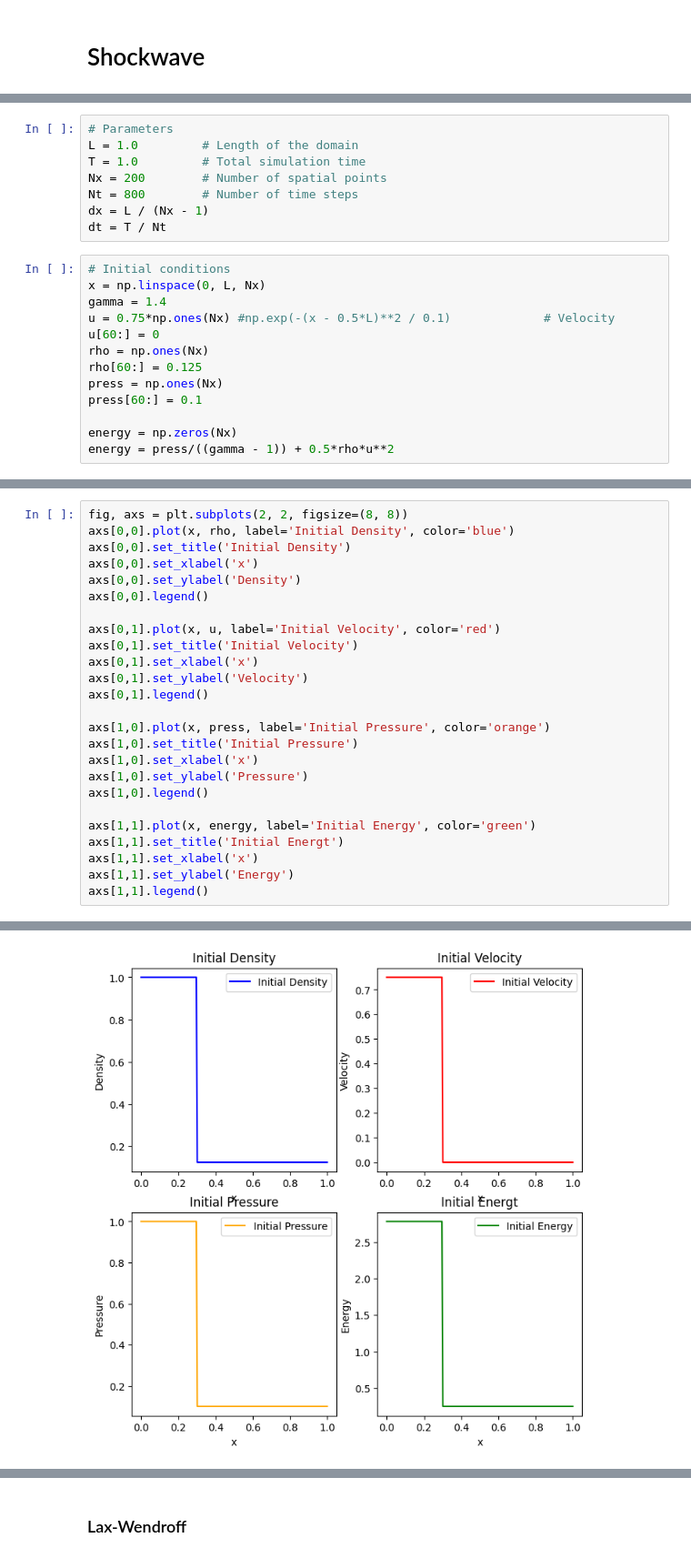
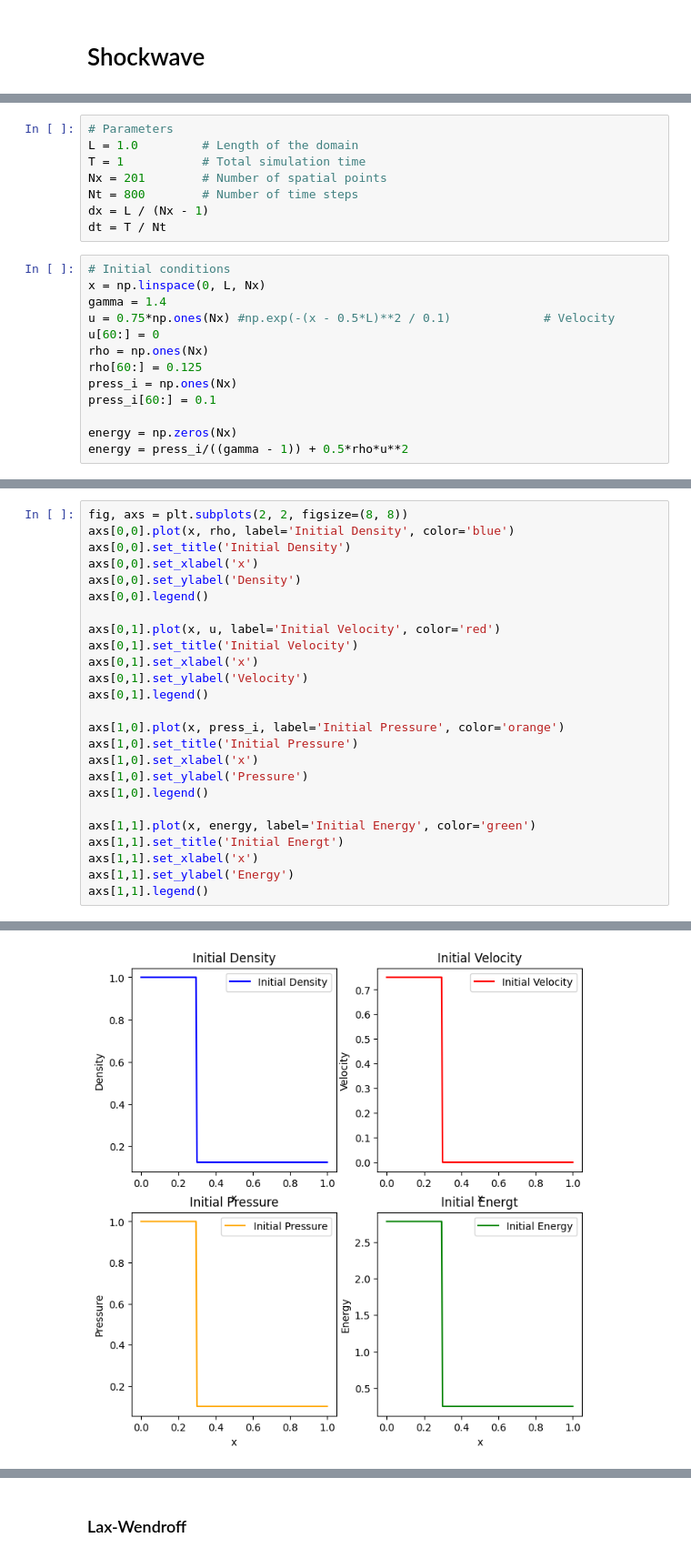
Before and after one commit to daniloaballayf/Shockwave-TAMU, a Jupyter notebook: 1D Notebooks/Shockwave.ipynb, the cells around one changed output, grey strips where cells are left out. Shown at 91% size. Drawn from its saved outputs; the diff is of its cells as text.

```diff
--- a/1D Notebooks/Shockwave.ipynb
+++ b/1D Notebooks/Shockwave.ipynb
@@ -7,8 +10,8 @@ import matplotlib.pyplot as plt
 # %%
 # Parameters
 L = 1.0         # Length of the domain
-T = 1.0         # Total simulation time
-Nx = 200        # Number of spatial points
+T = 1           # Total simulation time
+Nx = 201        # Number of spatial points
 Nt = 800        # Number of time steps
 dx = L / (Nx - 1)
 dt = T / Nt
@@ -20,8 +23,8 @@ u = 0.75*np.ones(Nx) #np.exp(-(x - 0.5*L)**2 / 0.1)             # Velocity
 u[60:] = 0
 rho = np.ones(Nx)
 rho[60:] = 0.125
-press = np.ones(Nx)
-press[60:] = 0.1
+press_i = np.ones(Nx)
+press_i[60:] = 0.1
 
 energy = np.zeros(Nx)
-energy = press/((gamma - 1)) + 0.5*rho*u**2
+energy = press_i/((gamma - 1)) + 0.5*rho*u**2
@@ -28,28 +35,28 @@ energy = press/((gamma - 1)) + 0.5*rho*u**2
 # %%
 fig, axs = plt.subplots(2, 2, figsize=(8, 8))
 axs[0,0].plot(x, rho, label='Initial Density', color='blue')
 axs[0,0].set_title('Initial Density')
 axs[0,0].set_xlabel('x')
 axs[0,0].set_ylabel('Density')
 axs[0,0].legend()
 
 axs[0,1].plot(x, u, label='Initial Velocity', color='red')
 axs[0,1].set_title('Initial Velocity')
 axs[0,1].set_xlabel('x')
 axs[0,1].set_ylabel('Velocity')
 axs[0,1].legend()
 
-axs[1,0].plot(x, press, label='Initial Pressure', color='orange')
+axs[1,0].plot(x, press_i, label='Initial Pressure', color='orange')
 axs[1,0].set_title('Initial Pressure')
 axs[1,0].set_xlabel('x')
 axs[1,0].set_ylabel('Pressure')
 axs[1,0].legend()
 
 axs[1,1].plot(x, energy, label='Initial Energy', color='green')
 axs[1,1].set_title('Initial Energt')
 axs[1,1].set_xlabel('x')
 axs[1,1].set_ylabel('Energy')
 axs[1,1].legend()
 # %% [output]
 <matplotlib.legend.Legend at 0x...>
-[figure, old version]
+[figure, new version]
```
Also changed, not shown: parts of 30 cells of this notebook, 16 other files.
